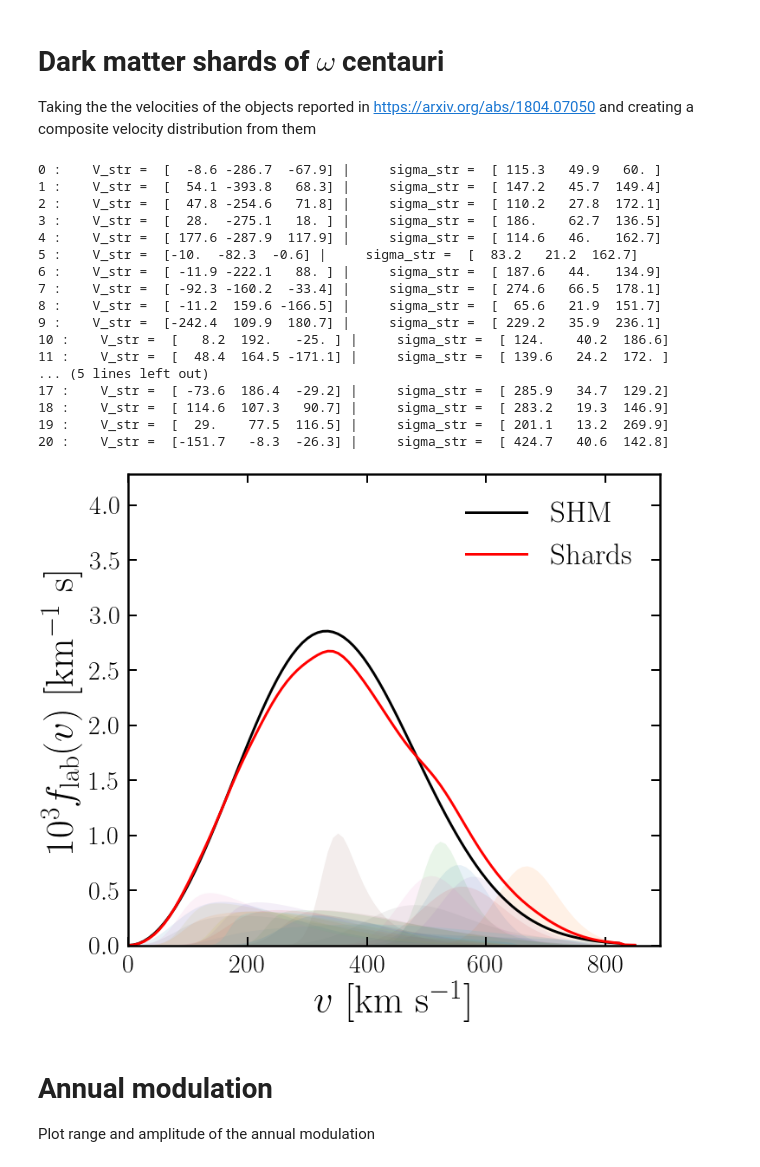
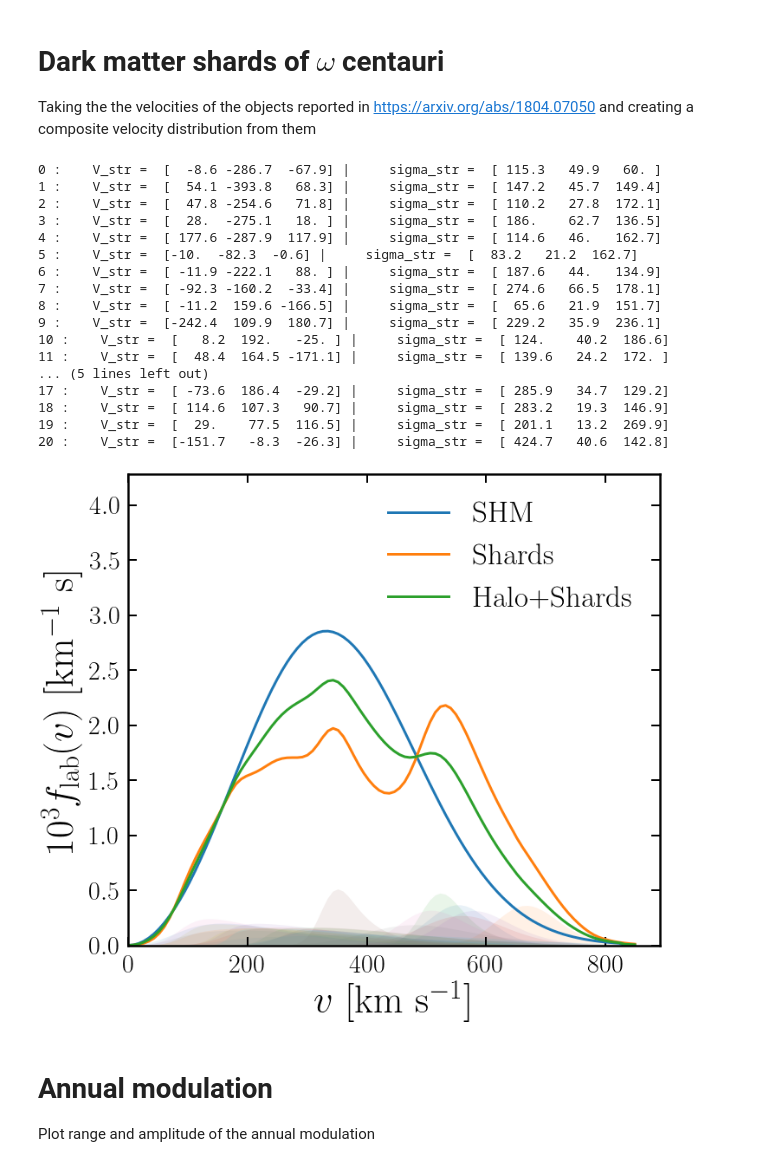
Before and after one commit to cajohare/DarkShards, a Jupyter notebook: code/PlotShards.ipynb, the cells around one changed output. Saved outputs shown, nothing was run; the diff lists cells and outputs as text; code cells hidden in the pictures.

```diff
--- a/code/PlotShards.ipynb
+++ b/code/PlotShards.ipynb
@@ -38,7 +38,7 @@ dat = loadtxt('../shards.txt',delimiter=',')
 
 # Speed distributions
 fv_Iso = SpeedDist_Isotropic(v,v_lab,v0,v_esc)
-plt.plot(v,1e3*fv_Iso,'k-',linewidth=3,label=r'SHM')
+plt.plot(v,1e3*fv_Iso,'-',linewidth=3,label=r'SHM')
 
 nshards = 21
 xi_halo = 0.8
@@ -47,48 +47,49 @@ fv = zeros(shape=(nshards,n))
 for i in range(0,nshards):
     v_s = dat[i,0:3]
     sig_s = dat[i,6:9]
-    fv[i,:] = xi_s*SpeedDist_3D(v,(v_lab-v_s),sig_s)
-    plt.fill_between(v,1e3*fv[i,:]*10,linewidth=3,alpha=0.1)
+    fv[i,:] = SpeedDist_3D(v,(v_lab-v_s),sig_s)/(1.0*nshards)
+    plt.fill_between(v,1e3*fv[i,:],linewidth=3,alpha=0.1)
     sigr = sig_s[0]
     sigphi = sig_s[1]
     sigz = sig_s[2]
     beta = 1.0-(sigr**2.0+sigz**2.0)/(2*sigr**2.0)
     print i,":    V_str = ",v_s,"|     sigma_str = ",sig_s
 
-plt.plot(v,1e3*(sum(fv,0)+xi_halo*fv_Iso),'r-',linewidth=3,label=r'Shards')
+plt.plot(v,1e3*sum(fv,0),'-',linewidth=3,label=r'Shards')
+plt.plot(v,1e3*(0.5*sum(fv,0)+0.5*fv_Iso),'-',linewidth=3,label=r'Halo+Shards')
 
 # Plot fiddling
 ax.set_xlim(left=0.0)
 ax.set_ylim(bottom=0.0,top=max(1e3*fv_Iso)*1.5)
 ax.tick_params(which='major',direction='in',width=2,length=10,right=True,top=True,pad=10,labelsize=30)
 ax.tick_params(which='minor',direction='in',width=1,length=7,right=True,top=True)
 plt.xlabel(r"$v$ [km s$^{-1}$]",fontsize=45);
 plt.ylabel(r"$10^3 f_{\rm lab}(v)$ [km$^{-1}$ s]",fontsize=45);
 plt.legend(fontsize=35,frameon=False,loc='upper right')
 
 # Save figure
 plt.show()
 fig.savefig('../plots/'+pltname+'.pdf',bbox_inches='tight')
 fig.savefig('../plots/plots_png/'+pltname+'.png',bbox_inches='tight')
 # %% [output]
 0 :    V_str =  [  -8.6 -286.7  -67.9] |     sigma_str =  [ 115.3   49.9   60. ]
 1 :    V_str =  [  54.1 -393.8   68.3] |     sigma_str =  [ 147.2   45.7  149.4]
 2 :    V_str =  [  47.8 -254.6   71.8] |     sigma_str =  [ 110.2   27.8  172.1]
 3 :    V_str =  [  28.  -275.1   18. ] |     sigma_str =  [ 186.    62.7  136.5]
 4 :    V_str =  [ 177.6 -287.9  117.9] |     sigma_str =  [ 114.6   46.   162.7]
 5 :    V_str =  [-10.  -82.3  -0.6] |     sigma_str =  [  83.2   21.2  162.7]
 6 :    V_str =  [ -11.9 -222.1   88. ] |     sigma_str =  [ 187.6   44.   134.9]
 7 :    V_str =  [ -92.3 -160.2  -33.4] |     sigma_str =  [ 274.6   66.5  178.1]
 8 :    V_str =  [ -11.2  159.6 -166.5] |     sigma_str =  [  65.6   21.9  151.7]
 9 :    V_str =  [-242.4  109.9  180.7] |     sigma_str =  [ 229.2   35.9  236.1]
 10 :    V_str =  [   8.2  192.   -25. ] |     sigma_str =  [ 124.    40.2  186.6]
 11 :    V_str =  [  48.4  164.5 -171.1] |     sigma_str =  [ 139.6   24.2  172. ]
 ... (5 lines left out)
 17 :    V_str =  [ -73.6  186.4  -29.2] |     sigma_str =  [ 285.9   34.7  129.2]
 18 :    V_str =  [ 114.6  107.3   90.7] |     sigma_str =  [ 283.2   19.3  146.9]
 19 :    V_str =  [  29.    77.5  116.5] |     sigma_str =  [ 201.1   13.2  269.9]
 20 :    V_str =  [-151.7   -8.3  -26.3] |     sigma_str =  [ 424.7   40.6  142.8]
-[figure, old version]
+[figure, new version]
 # %% [markdown]
 # Annual modulation
 Plot range and amplitude of the annual modulation
```
Also changed, not shown: parts of 3 cells of this notebook, 8 other files.
